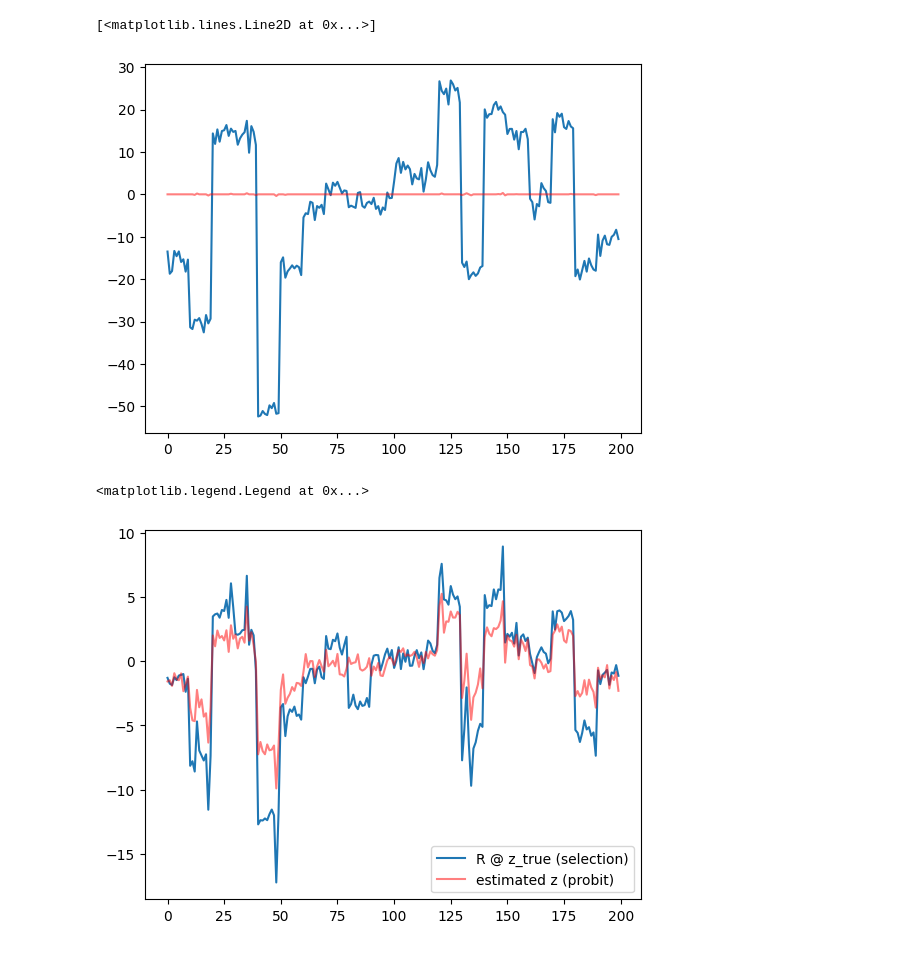
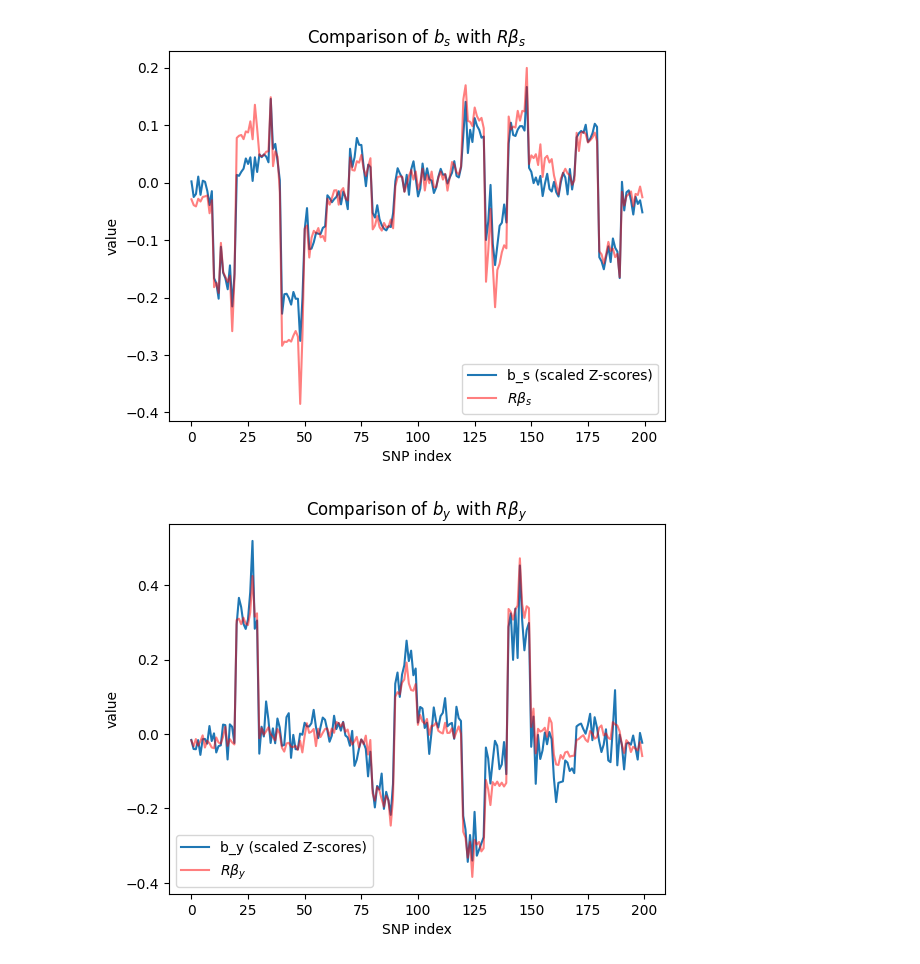
Before and after one commit to mariaestera/heckman_from_gwas, a Jupyter notebook: heckman_1_0.ipynb, the cells around one changed output. Cells and saved outputs as stored; diff of their text form; code cells hidden in the pictures.

Commit message:
heckman data simulation 1.0

```diff
--- a/heckman_1_0.ipynb
+++ b/heckman_1_0.ipynb
@@ -3,17 +3,18 @@ import numpy as np
 import simulate_data as sim
 from gwas import gwas_linear, gwas_probit
 
-n, d = 1000, 200
+n, d = 1_000, 200
 k = 10
 corr = 0.7
-rng=np.random.default_rng(42)
 rho = 0.5
 snr_s = 1
 snr_y = 2
 pi_s =0.1
 pi_y = 0.05
-p_sel = 0.5
+p_sel = 0.3
 
+
+rng=np.random.default_rng(42)
 X = sim.X_corr_blocks(n, d, k, corr, intercept=True, rng=rng)
 
 data = sim.simulate_heckman(X, rho, snr_s, snr_y, pi_s, pi_y, p_sel, rng=rng)
@@ -22,48 +23,29 @@ y = data["y"]
 beta_s = data["beta_s"]
 beta_y = data["beta_y"]
 
-b_s = gwas_probit(X, s)[0]
-b_y = gwas_linear(X, y)[0]
+
+b_s = gwas_probit(X, s)[0] / np.sqrt(len(s))
+b_y = gwas_linear(X, y)[0] / np.sqrt(s.sum())
 # %%
 import matplotlib.pyplot as plt
 
 R = np.corrcoef(X[:, 1:], rowvar=False)
+plt.plot(b_s[1:], label="b_s (scaled Z-scores)")
+plt.plot(R @ beta_s[1:], color="red", alpha=0.5, label=r"$R \beta_s$")
+plt.legend()
+plt.xlabel("SNP index")
+plt.ylabel("value")
+plt.title(r"Comparison of $b_s$ with $R\beta_s$")
+plt.show()
 
-plt.plot(R @ b_s[1:])
-plt.plot(beta_s[1:], color="red", alpha=0.5)
+
+plt.plot(b_y[1:], label="b_y (scaled Z-scores)")
+plt.plot(R @ beta_y[1:], color="red", alpha=0.5, label=r"$R \beta_y$")
+plt.legend()
+plt.xlabel("SNP index")
+plt.ylabel("value")
+plt.title(r"Comparison of $b_y$ with $R\beta_y$")
+plt.show()
 # %% [output]
-[<matplotlib.lines.Line2D at 0x...>]
-[figure, old version]
+[figure, new version]
+[figure, added]
-# %%
-def true_beta_to_z_linear(beta_true, n, sigma_y):
-    """
-    Converts true marginal betas into expected z-scores for gwas_linear,
-    assuming standardized X (column variance = 1).
-    """
-    se = sigma_y / np.sqrt(n)
-    return beta_true / se
-
-
-def true_beta_to_z_probit(beta_true, n, sigma_s):
-    """
-    Converts true marginal betas (on the latent scale) into expected
-    z-scores for gwas_probit, assuming standardized X.
-    """
-    se = sigma_s / np.sqrt(n)
-    return beta_true / se
-
-
-sigma_y = data["sigma_y"]
-sigma_s = data["sigma_s"]
-
-z_true_y = true_beta_to_z_linear(beta_y[1:], n, sigma_y)
-z_true_s = true_beta_to_z_probit(beta_s[1:], n, sigma_s)
-
-R = np.corrcoef(X[:, 1:], rowvar=False)
-
-plt.plot(R @ z_true_s, label="R @ z_true (selection)")
-plt.plot(gwas_probit(X, s)[0][1:], color="red", alpha=0.5, label="estimated z (probit)")
-plt.legend()
-# %% [output]
-<matplotlib.legend.Legend at 0x...>
-[figure, removed]
```
Also changed, not shown: parts of 2 cells of this notebook, 1 other file.
